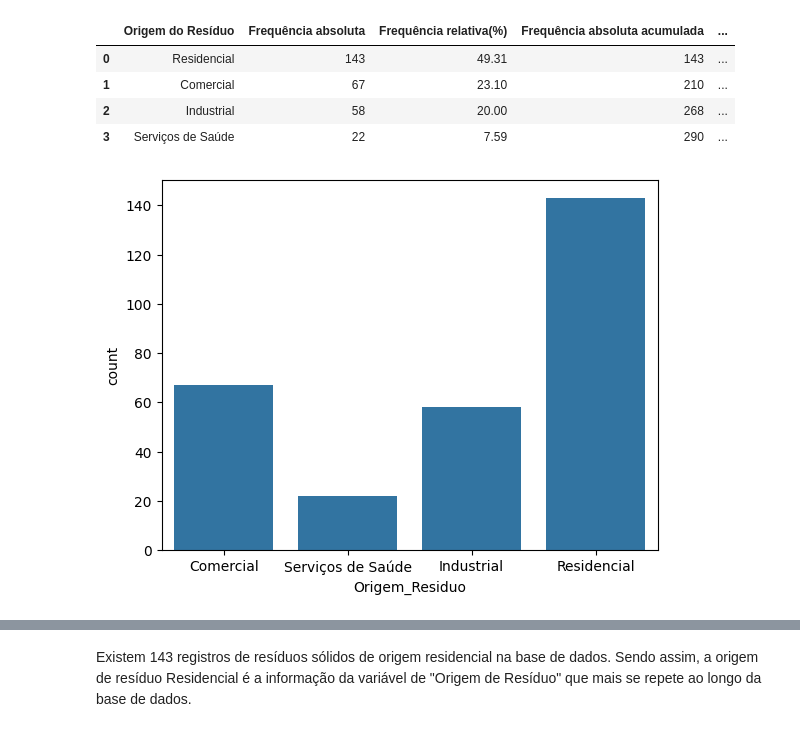
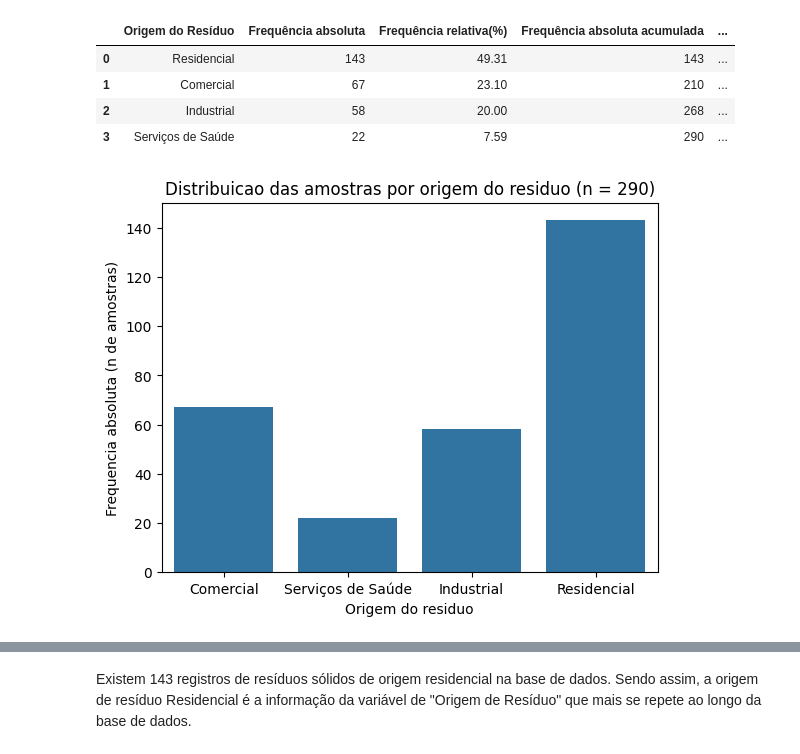
Before and after one commit to gobstech/Solid_Waste_Data_Analysis_Study, a Jupyter notebook: src/quali_var1.ipynb, the cells around one changed output, grey strips where cells are left out. Cells and saved outputs as stored; diff of their text form; code cells hidden in the pictures.

```diff
--- a/src/quali_var1.ipynb
+++ b/src/quali_var1.ipynb
@@ -101,9 +100,14 @@ tabela_Dados_v_Origem_Residuo
 | 1 | Comercial | 67 | 23.10 | 210 | ... |
 | 2 | Industrial | 58 | 20.00 | 268 | ... |
 | 3 | Serviços de Saúde | 22 | 7.59 | 290 | ... |
-# %%
-sns.countplot(x='Origem_Residuo',data=df)
-plt.show()
-# %% [output]
-[figure, removed]
+# %%
+# Grafico de barras preliminar (sem formatacao) - mantido apenas para comparacao
+ordem = ['Residencial', 'Comercial', 'Industrial', 'Servicos de Saude']
+sns.countplot(x='Origem_Residuo', data=df)
+plt.xlabel("Origem do residuo")
+plt.ylabel("Frequencia absoluta (n de amostras)")
+plt.title("Distribuicao das amostras por origem do residuo (n = 290)")
+plt.show()
+# %% [output]
+[figure, added]
 # %%
```
Also changed, not shown: parts of 7 cells of this notebook, 2 other files.
